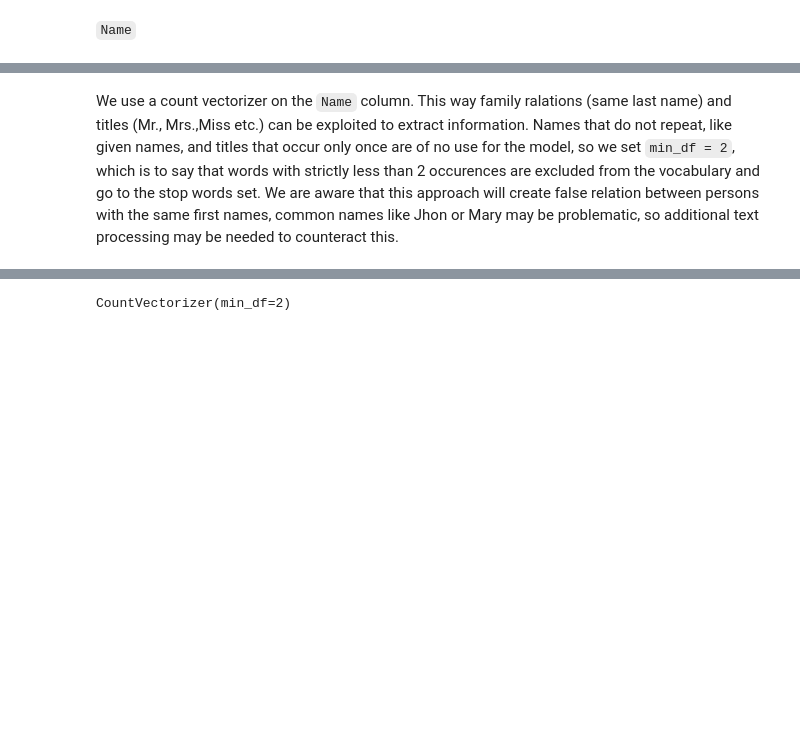
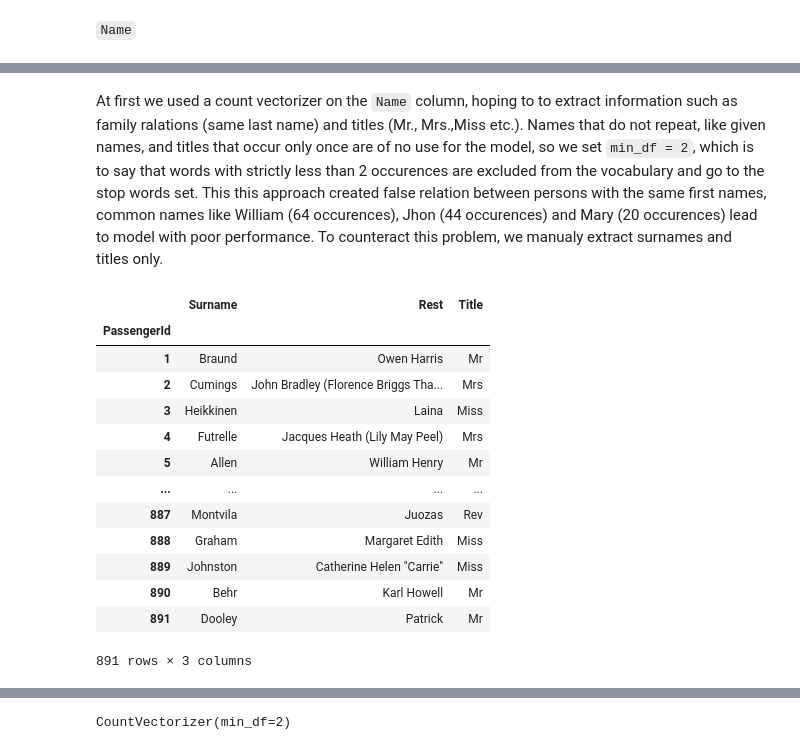
Before and after one commit to dtuleva/Kaggle_Competitions, a Jupyter notebook: titanic_machine_learning_from_disaster.ipynb, the cells around one changed output, grey strips where cells are left out. Cells and saved outputs as stored; diff of their text form; code cells hidden in the pictures; blank space fills up the shorter version.

```diff
--- a/titanic_machine_learning_from_disaster.ipynb
+++ b/titanic_machine_learning_from_disaster.ipynb
@@ -275,4 +275,25 @@ titanic_data[titanic_data.Name.str.contains("Carter")]
 | 803 | 1 | 1 | Carter, Master. William Thornton II | male | 11.0 | 1 | 2 | 113760 | 120.0 | B96 B98 | ... |
 | 855 | 0 | 2 | Carter, Mrs. Ernest Courtenay (Li... | female | 44.0 | 1 | 0 | 244252 | 26.0 | NaN | ... |
 # %% [markdown]
-We use a count vectorizer on the `Name` column. This way family ralations (same last name) and titles (Mr., Mrs.,Miss etc.) can be exploited to extract information. Names that do not repeat, like given names, and titles  that occur only once are of no use for the model, so we set `min_df = 2`, which is to say that words with strictly less than 2 occurences are excluded from the vocabulary and go to the stop words set. We are aware that this approach will create false relation between persons with the same first names, common names like Jhon or Mary may be problematic, so additional text processing may be needed to counteract this.
+At first we used a count vectorizer on the `Name` column, hoping to to extract information such as family ralations (same last name) and titles (Mr., Mrs.,Miss etc.). Names that do not repeat, like given names, and titles  that occur only once are of no use for the model, so we set `min_df = 2`, which is to say that words with strictly less than 2 occurences are excluded from the vocabulary and go to the stop words set. This this approach created false relation between persons with the same first names, common names like William (64 occurences), Jhon (44 occurences) and Mary (20 occurences) lead to model with poor performance. To counteract this problem, we manualy extract surnames and titles only.
+# %%
+titanic_data_name = titanic_data.Name.str.split(",", expand = True)
+titanic_data_name.columns = ["Surname", "Rest"]
+titanic_data_name[["Title", "Rest"]] = titanic_data_name.Rest.str.split(".", expand = True, n = 1)
+
+titanic_data_name
+# %% [output]
+|  | Surname | Rest | Title |
+| PassengerId |  |  |  |
+| 1 | Braund | Owen Harris | Mr |
+| 2 | Cumings | John Bradley (Florence Briggs Tha... | Mrs |
+| 3 | Heikkinen | Laina | Miss |
+| 4 | Futrelle | Jacques Heath (Lily May Peel) | Mrs |
+| 5 | Allen | William Henry | Mr |
+| ... | ... | ... | ... |
+| 887 | Montvila | Juozas | Rev |
+| 888 | Graham | Margaret Edith | Miss |
+| 889 | Johnston | Catherine Helen "Carrie" | Miss |
+| 890 | Behr | Karl Howell | Mr |
+| 891 | Dooley | Patrick | Mr |
+891 rows × 3 columns
```
Also changed, not shown: parts of 21 cells of this notebook.
